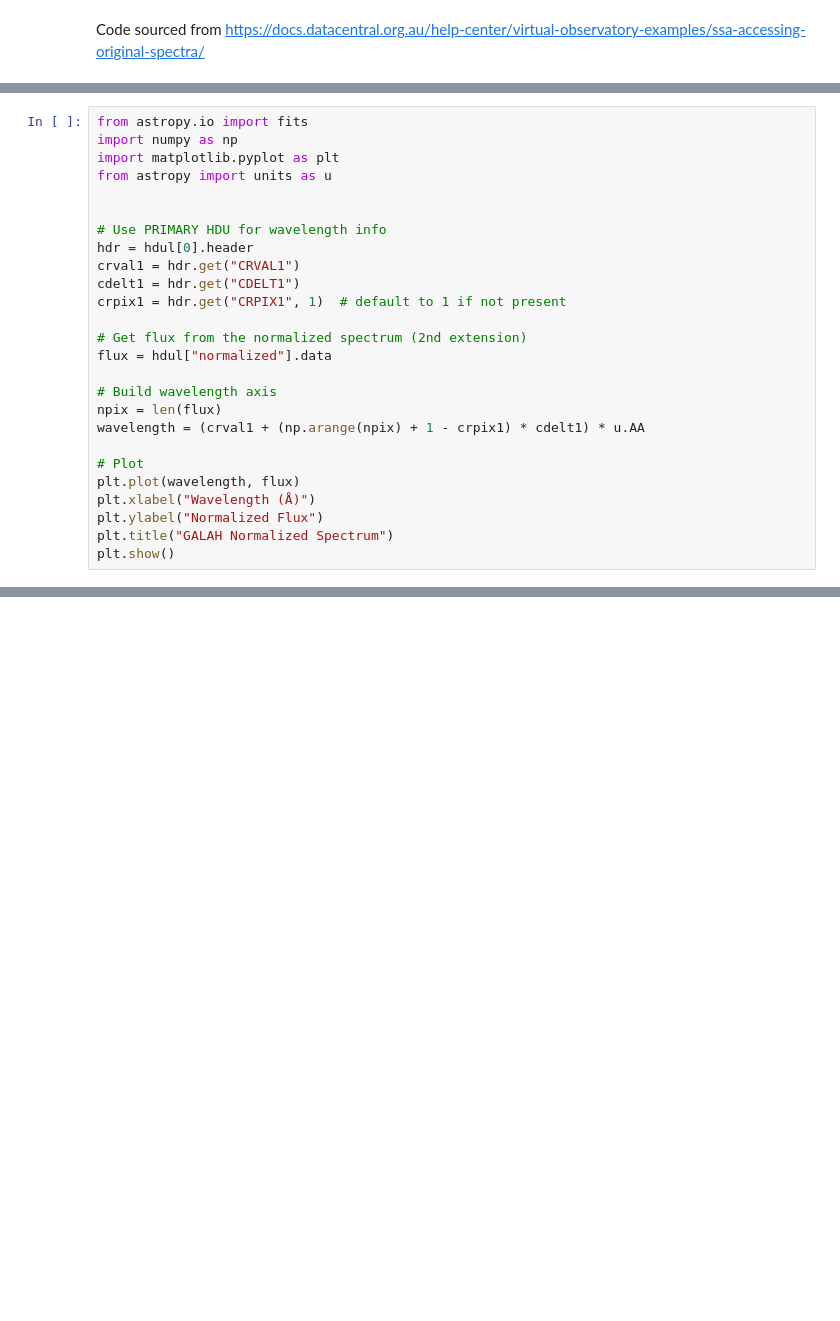
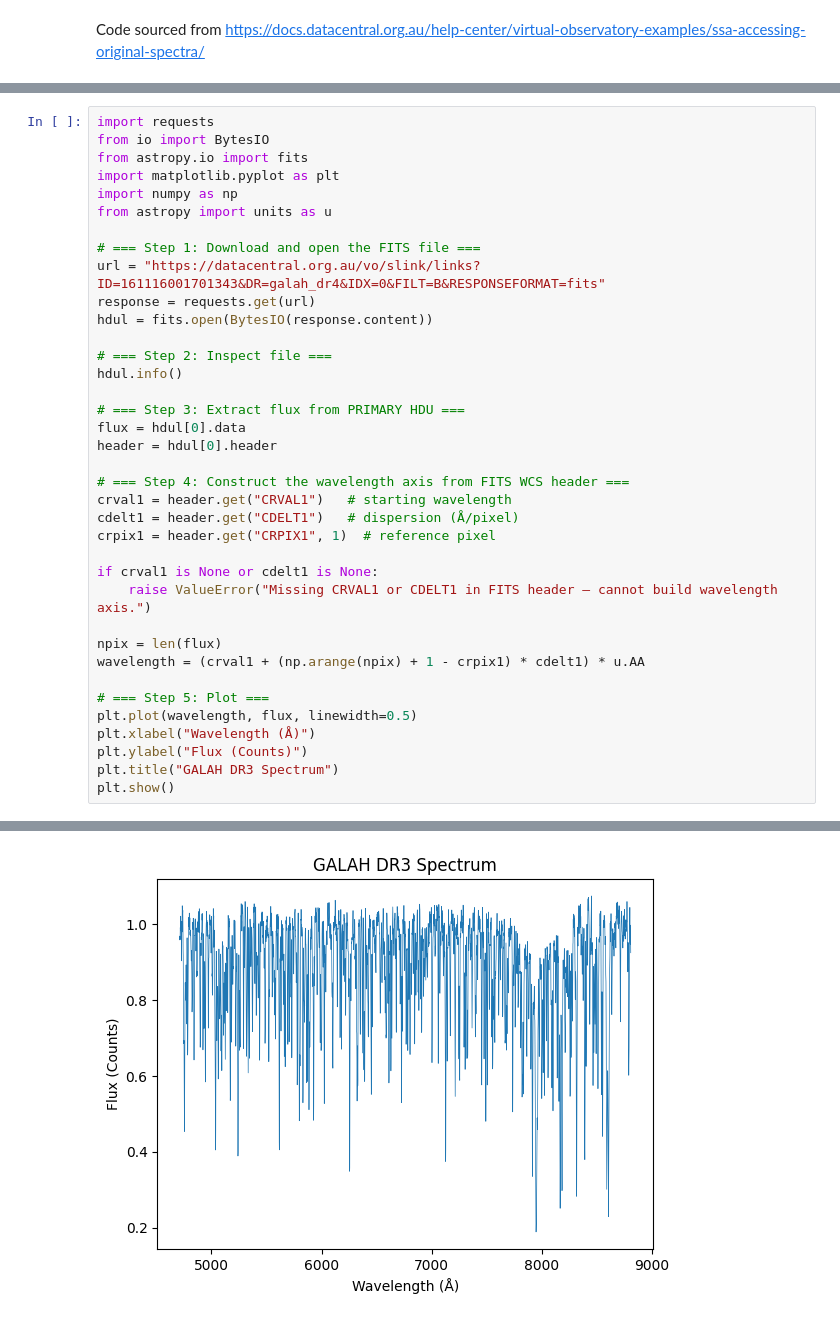
Before and after one commit to eyu22/BL2025, a Jupyter notebook: simple_spectrum_demo.ipynb, the cells around one changed output, grey strips where cells are left out. Drawn from its saved outputs; the diff is of its cells as text; blank space fills up the shorter version.

```diff
--- a/simple_spectrum_demo.ipynb
+++ b/simple_spectrum_demo.ipynb
@@ -56,27 +56,38 @@ WARNING: AstropyDeprecationWarning: The Spectrum1D class is deprecated and may b
 # %%
+import requests
+from io import BytesIO
 from astropy.io import fits
+import matplotlib.pyplot as plt
 import numpy as np
-import matplotlib.pyplot as plt
 from astropy import units as u
 
+# === Step 1: Download and open the FITS file ===
+url = "https://datacentral.org.au/vo/slink/links?ID=161116001701343&DR=galah_dr4&IDX=0&FILT=B&RESPONSEFORMAT=fits"
+response = requests.get(url)
+hdul = fits.open(BytesIO(response.content))
 
-# Use PRIMARY HDU for wavelength info
-hdr = hdul[0].header
-crval1 = hdr.get("CRVAL1")
-cdelt1 = hdr.get("CDELT1")
-crpix1 = hdr.get("CRPIX1", 1)  # default to 1 if not present
+# === Step 2: Inspect file ===
+hdul.info()
 
-# Get flux from the normalized spectrum (2nd extension)
-flux = hdul["normalized"].data
+# === Step 3: Extract flux from PRIMARY HDU ===
+flux = hdul[0].data
+header = hdul[0].header
 
-# Build wavelength axis
+# === Step 4: Construct the wavelength axis from FITS WCS header ===
+crval1 = header.get("CRVAL1")   # starting wavelength
+cdelt1 = header.get("CDELT1")   # dispersion (Å/pixel)
+crpix1 = header.get("CRPIX1", 1)  # reference pixel
+
+if crval1 is None or cdelt1 is None:
+    raise ValueError("Missing CRVAL1 or CDELT1 in FITS header — cannot build wavelength axis.")
+
 npix = len(flux)
 wavelength = (crval1 + (np.arange(npix) + 1 - crpix1) * cdelt1) * u.AA
 
-# Plot
-plt.plot(wavelength, flux)
+# === Step 5: Plot ===
+plt.plot(wavelength, flux, linewidth=0.5)
 plt.xlabel("Wavelength (Å)")
-plt.ylabel("Normalized Flux")
-plt.title("GALAH Normalized Spectrum")
+plt.ylabel("Flux (Counts)")
+plt.title("GALAH DR3 Spectrum")
 plt.show()
 # %% [output]
@@ -83,0 +97 @@ KeyError: "Extension 'normalized' not found."
+[figure, added]
```
Also changed, not shown: parts of 14 cells of this notebook.
